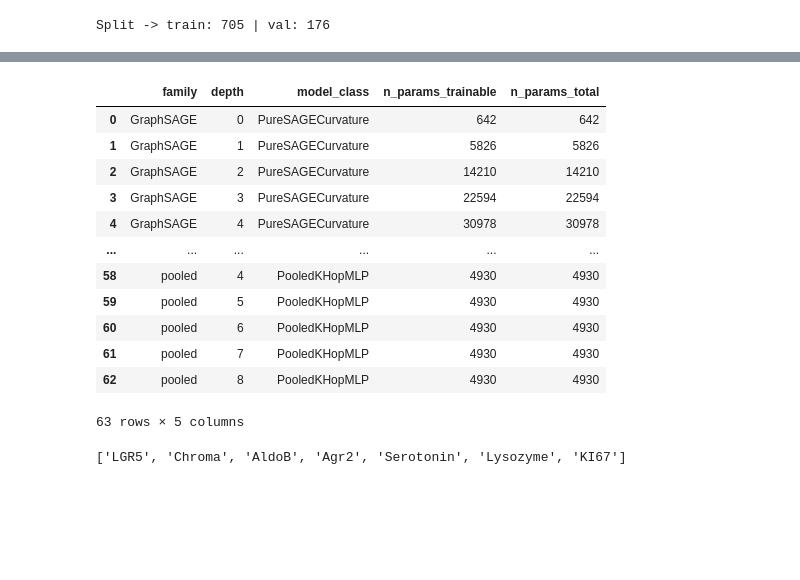
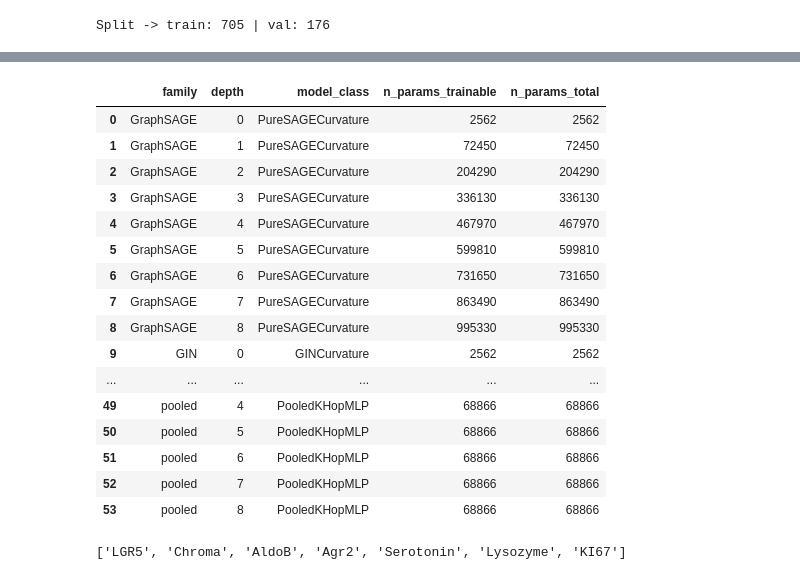
Before and after one commit to fskovbo/organoid_GNN, a Jupyter notebook: notebooks/compare_models.ipynb, the cells around one changed output, grey strips where cells are left out. Cells and saved outputs as stored; diff of their text form; code cells hidden in the pictures; blank space fills up the shorter version.

```diff
--- a/notebooks/compare_models.ipynb
+++ b/notebooks/compare_models.ipynb
@@ -109,8 +109,8 @@ cfg = TrainConfig(
     loss_name="gaussian",
     lr=1e-3,
     batch_size=128,
-    max_epochs=300,
-    patience=30,
+    max_epochs=500,
+    patience=100,
     num_workers=4,
 )
 # %%
@@ -137,7 +137,6 @@ import pandas as pd
 
 from src.models.gnn import (
     PureSAGECurvature,
-    SAGEMaxCurvature,
     GINCurvature,
     GATCurvature,
     JKGraphSAGECurvature,
@@ -152,13 +151,12 @@ save_root = PROJECT_ROOT / "models" / scan_name
 
 depths = np.arange(0, K_MAX)
 
-base_hidden_dim = 64
+base_hidden_dim = 4*64
 base_dropout = 0.1
 base_norm = "batch"
 
 trained_model_families = {
     "GraphSAGE": [],
-    "SageMAX": [],
     "GIN": [],
     "GAT": [],
     "JKsage": [],
@@ -186,17 +184,6 @@ for family in trained_model_families.keys():
                 "norm": base_norm,
             }
             model = PureSAGECurvature(**model_kwargs)
-
-        elif family == "SageMAX":
-            model_kwargs = {
-                "n_markers": n_markers,
-                "hidden_dim": base_hidden_dim,
-                "num_layers": int(k),
-                "dropout": base_dropout,
-                "residual": True,
-                "norm": base_norm,
-            }
-            model = SAGEMaxCurvature(**model_kwargs)
 
         elif family == "GIN":
             model_kwargs = {
@@ -338,16 +308,20 @@ epoch 022 | train loss 0.8238 mae 0.9573 | val loss 0.7785 mae 0.
 |  | family | depth | model_class | n_params_trainable | n_params_total |
-| 0 | GraphSAGE | 0 | PureSAGECurvature | 642 | 642 |
-| 1 | GraphSAGE | 1 | PureSAGECurvature | 5826 | 5826 |
-| 2 | GraphSAGE | 2 | PureSAGECurvature | 14210 | 14210 |
-| 3 | GraphSAGE | 3 | PureSAGECurvature | 22594 | 22594 |
-| 4 | GraphSAGE | 4 | PureSAGECurvature | 30978 | 30978 |
+| 0 | GraphSAGE | 0 | PureSAGECurvature | 2562 | 2562 |
+| 1 | GraphSAGE | 1 | PureSAGECurvature | 72450 | 72450 |
+| 2 | GraphSAGE | 2 | PureSAGECurvature | 204290 | 204290 |
+| 3 | GraphSAGE | 3 | PureSAGECurvature | 336130 | 336130 |
+| 4 | GraphSAGE | 4 | PureSAGECurvature | 467970 | 467970 |
+| 5 | GraphSAGE | 5 | PureSAGECurvature | 599810 | 599810 |
+| 6 | GraphSAGE | 6 | PureSAGECurvature | 731650 | 731650 |
+| 7 | GraphSAGE | 7 | PureSAGECurvature | 863490 | 863490 |
+| 8 | GraphSAGE | 8 | PureSAGECurvature | 995330 | 995330 |
+| 9 | GIN | 0 | GINCurvature | 2562 | 2562 |
 | ... | ... | ... | ... | ... | ... |
-| 58 | pooled | 4 | PooledKHopMLP | 4930 | 4930 |
-| 59 | pooled | 5 | PooledKHopMLP | 4930 | 4930 |
-| 60 | pooled | 6 | PooledKHopMLP | 4930 | 4930 |
-| 61 | pooled | 7 | PooledKHopMLP | 4930 | 4930 |
-| 62 | pooled | 8 | PooledKHopMLP | 4930 | 4930 |
+| 49 | pooled | 4 | PooledKHopMLP | 68866 | 68866 |
+| 50 | pooled | 5 | PooledKHopMLP | 68866 | 68866 |
+| 51 | pooled | 6 | PooledKHopMLP | 68866 | 68866 |
+| 52 | pooled | 7 | PooledKHopMLP | 68866 | 68866 |
+| 53 | pooled | 8 | PooledKHopMLP | 68866 | 68866 |
-63 rows × 5 columns
 # %%
 import numpy as np
 import matplotlib.pyplot as plt
```
Also changed, not shown: parts of 7 cells of this notebook, 10 other files.
